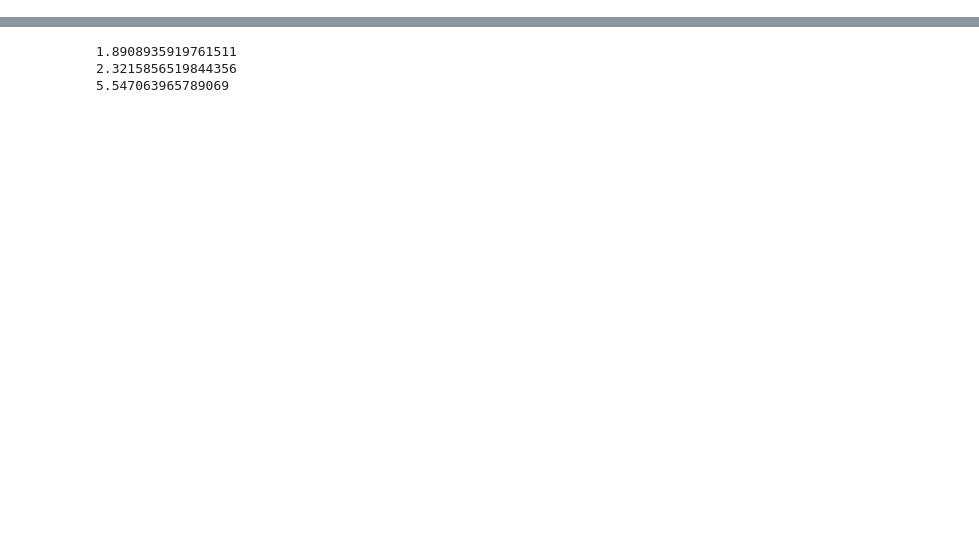
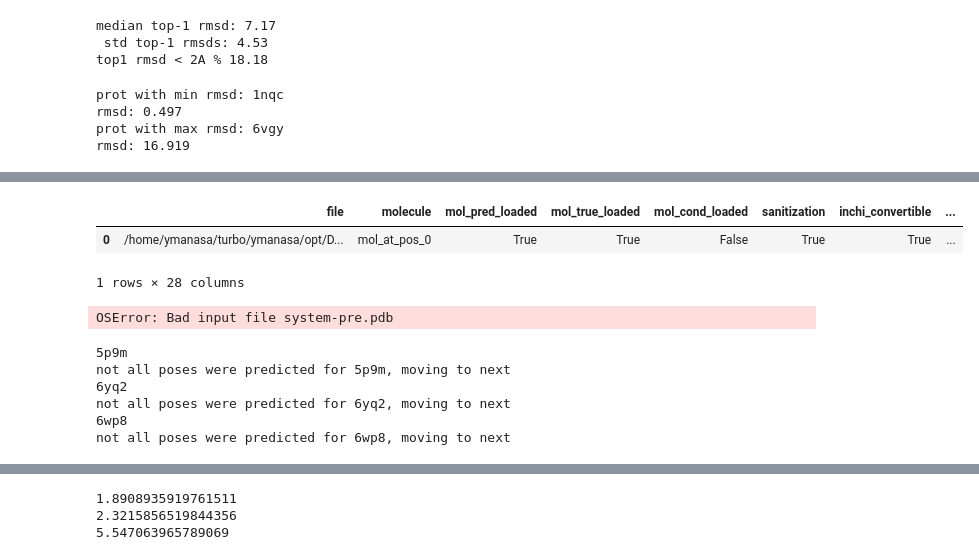
Before and after one commit to ymanasa2022/DiffDockL-Cov, a Jupyter notebook: eval_ymanasa.ipynb, the cells around one changed output, grey strips where cells are left out. Cells and saved outputs as stored; diff of their text form; code cells hidden in the pictures; blank space fills up the shorter version.

```diff
--- a/eval_ymanasa.ipynb
+++ b/eval_ymanasa.ipynb
@@ -140,0 +160,45 @@ pose_bust_cols = ['file',
+# %%
+import numpy as np
+rmsd_best = np.array([]) # top-1 pose rmsds
+prots = np.array([])
+for prot, row_index in group_df.groups.items():
+    rmsd_best = np.append(rmsd_best, sorted_df.loc[row_index[0], 'rmsd'])
+    prots = np.append(prots, prot)
+
+# median Top-1 RMSD
+median_top1 = round(np.mean(rmsd_best), 2)
+std_top1 = round(np.std(rmsd_best), 2)
+print('median top-1 rmsd:', median_top1, '\n', 'std top-1 rmsds:', std_top1)
+
+# Top-1 RMSD
+count = np.sum(rmsd_best < 2)
+top1_rmsd_perc = round(count/len(rmsd_best) * 100, 2)
+print('top1 rmsd < 2A %',top1_rmsd_perc)
+# %% [output]
+median top-1 rmsd: 7.17
+ std top-1 rmsds: 4.53
+top1 rmsd < 2A % 18.18
+# %%
+prot_rmsd_best = dict(zip(prots, rmsd_best))
+prot_min_rmsd = min(prot_rmsd_best, key=prot_rmsd_best.get)
+prot_max_rmsd= max(prot_rmsd_best, key=prot_rmsd_best.get)
+print('prot with min rmsd:', prot_min_rmsd, '\nrmsd:', round(prot_rmsd_best[prot_min_rmsd], 3))
+print('prot with max rmsd:', prot_max_rmsd, '\nrmsd:', round(prot_rmsd_best[prot_max_rmsd], 3))
+# %% [output]
+prot with min rmsd: 1nqc
+rmsd: 0.497
+prot with max rmsd: 6vgy
+rmsd: 16.919
+# %%
+prot = '/home/ymanasa/turbo/ymanasa/opt/DiffDockL-Cov/data/CSKDE95/Structures/CSKDE95/5orl/ac/system-pre.pdb'
+# prot = '/home/ymanasa/turbo/ymanasa/opt/DiffDockL-Cov/data/CSKDE95_datamol_af2/5orl/5orl_processed.pdb'
+true_lig = '/home/ymanasa/turbo/ymanasa/opt/DiffDockL-Cov/data/CSKDE95_datamol_af2/5orl/5orl_ligand.sdf'
+pose = '/home/ymanasa/turbo/ymanasa/opt/DiffDockL-Cov/results/cskde95_inference/5orl/rank1.sdf'
+
+buster = PoseBusters(config="redock")
+buster_current = buster.bust(pose, true_lig, prot)
+
+df_buster_reset = buster_current.reset_index() # changing file and molecule to columns instead of indexes
+
+df_buster_reset
+# %% [output]
@@ -141,3 +211,24 @@ pose_bust_cols = ['file',
+|  | file | molecule | mol_pred_loaded | mol_true_loaded | mol_cond_loaded | sanitization | inchi_convertible | ... |
+| 0 | /home/ymanasa/turbo/ymanasa/opt/D... | mol_at_pos_0 | True | True | False | True | True | ... |
+1 rows × 28 columns
+# %%
+from rdkit import Chem
+mol = Chem.MolFromPDBFile('system-pre.pdb', sanitize=True)
+if mol is None:
+    print("RDKit could not parse the file.")
+# %% [output]
+OSError: Bad input file system-pre.pdb
+# %%
+true_poses = '/home/ymanasa/posebusters_eval/CSKDE95_datamol_af2'
+pred_poses = '/home/ymanasa/posebusters_eval/cskde95_inference'
+all_df = make_eval_df(true_poses, pred_poses, pose_bust_cols=pose_bust_cols)
+# %% [output]
+5p9m
+not all poses were predicted for 5p9m, moving to next
+6yq2
+not all poses were predicted for 6yq2, moving to next
+6wp8
+not all poses were predicted for 6wp8, moving to next
 # %%
 true_poses = '/home/ymanasa/turbo/ymanasa/opt/DiffDockL-Cov/data/CSKDE95_datamol_af2'
 pred_poses = '/home/ymanasa/turbo/ymanasa/opt/DiffDockL-Cov/results/cskde95_inference'
```
Also changed, not shown: parts of 11 cells of this notebook, 4 other files.
